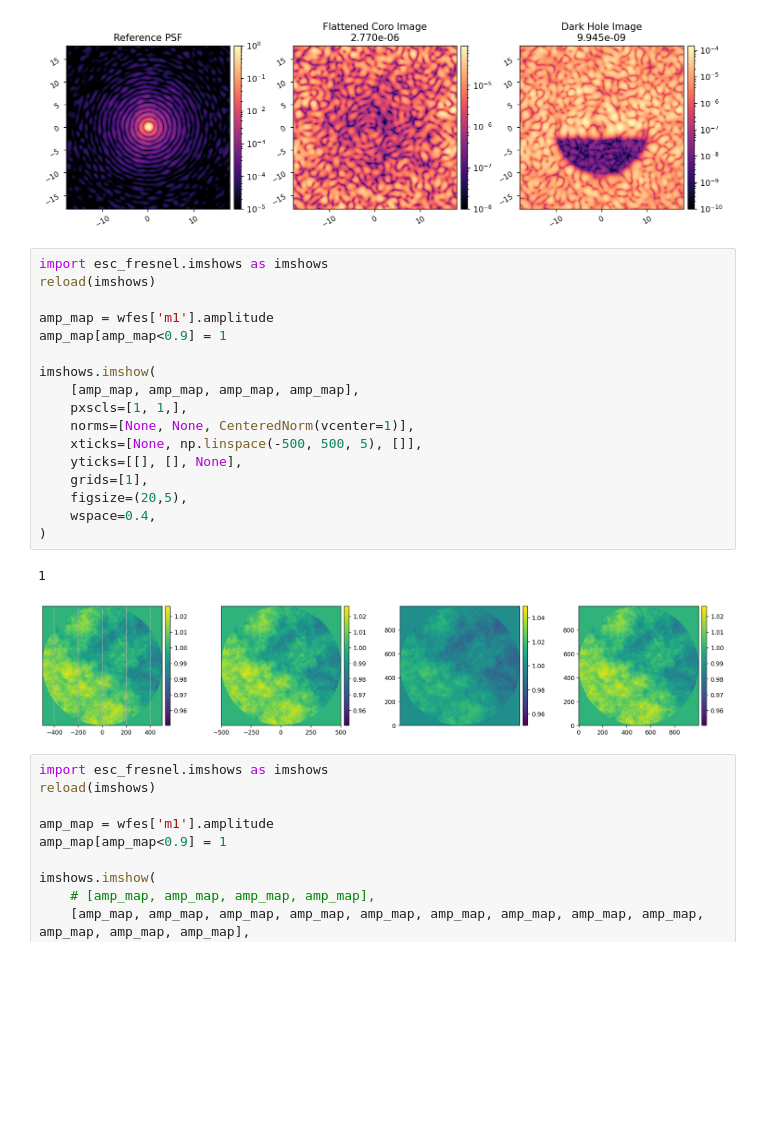
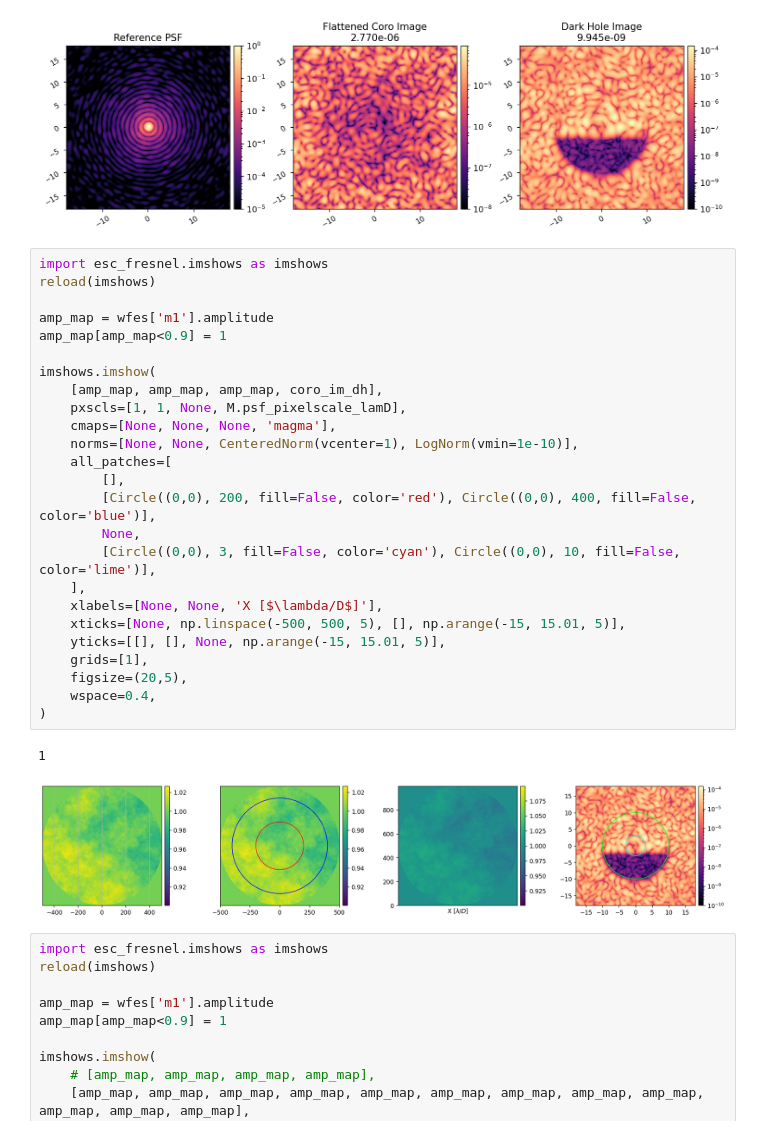
Before and after one commit to kian1377/esc-fresnel, a Jupyter notebook: notebooks/esc_fresnel_beamwalk.ipynb, the cells around one changed output. Saved outputs shown, nothing was run; the diff lists cells and outputs as text; blank space fills up the shorter version.

Commit message:
added patches feature for plotting

```diff
--- a/notebooks/esc_fresnel_beamwalk.ipynb
+++ b/notebooks/esc_fresnel_beamwalk.ipynb
@@ -125,23 +125,31 @@ imshow3(
 # %%
 import esc_fresnel.imshows as imshows
 reload(imshows)
 
 amp_map = wfes['m1'].amplitude
 amp_map[amp_map<0.9] = 1
 
 imshows.imshow(
-    [amp_map, amp_map, amp_map, amp_map],
-    pxscls=[1, 1,],
-    norms=[None, None, CenteredNorm(vcenter=1)],
-    xticks=[None, np.linspace(-500, 500, 5), []],
-    yticks=[[], [], None],
+    [amp_map, amp_map, amp_map, coro_im_dh],
+    pxscls=[1, 1, None, M.psf_pixelscale_lamD],
+    cmaps=[None, None, None, 'magma'],
+    norms=[None, None, CenteredNorm(vcenter=1), LogNorm(vmin=1e-10)],
+    all_patches=[
+        [],
+        [Circle((0,0), 200, fill=False, color='red'), Circle((0,0), 400, fill=False, color='blue')],
+        None,
+        [Circle((0,0), 3, fill=False, color='cyan'), Circle((0,0), 10, fill=False, color='lime')],
+    ],
+    xlabels=[None, None, 'X [$\lambda/D$]'],
+    xticks=[None, np.linspace(-500, 500, 5), [], np.arange(-15, 15.01, 5)],
+    yticks=[[], [], None, np.arange(-15, 15.01, 5)],
     grids=[1],
     figsize=(20,5),
     wspace=0.4,
 )
 # %% [output]
 1
-[figure, old version]
+[figure, new version]
 # %%
 import esc_fresnel.imshows as imshows
 reload(imshows)
```
Also changed, not shown: 1 other file.
